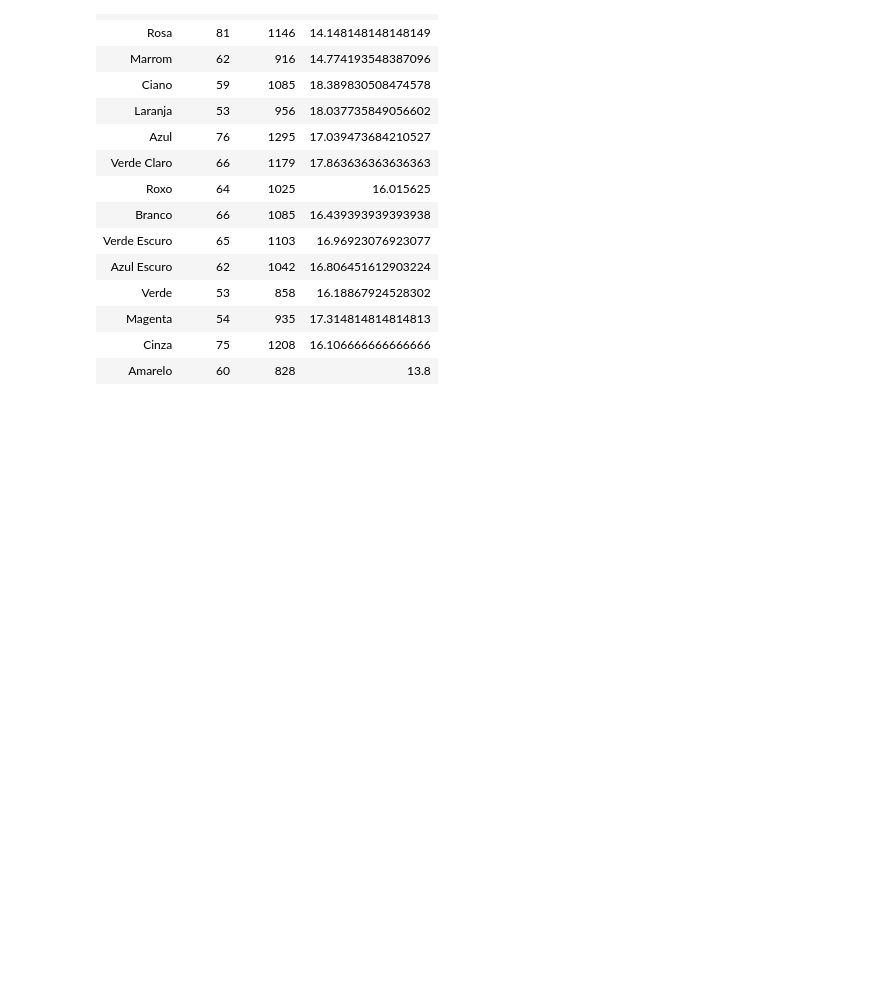
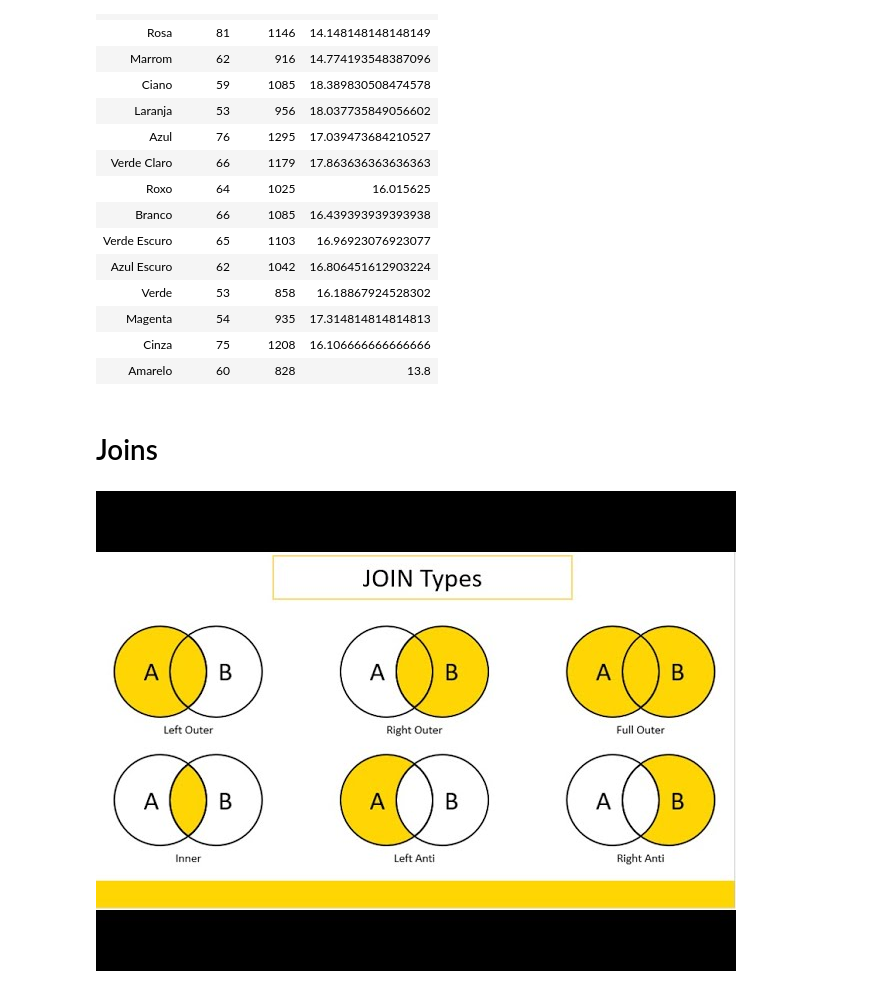
Before and after one commit to tiagomartins03/BigData, a Jupyter notebook: ApacheSpark_Course01/SparkFuntions.ipynb, the cells around one changed output. Cells and saved outputs as stored; diff of their text form; code cells hidden in the pictures; blank space fills up the shorter version.

```diff
--- a/ApacheSpark_Course01/SparkFuntions.ipynb
+++ b/ApacheSpark_Course01/SparkFuntions.ipynb
@@ -387,3 +387,10 @@ only showing top 2 rows
 | Magenta | 54 | 935 | 17.314814814814813 |
 | Cinza | 75 | 1208 | 16.106666666666666 |
 | Amarelo | 60 | 828 | 13.8 |
+# %% [markdown]
+# Joins
+# %%
+from IPython.display import Image
+Image('https://i.stack.imgur.com/vb1V6.png')
+# %% [output]
+[figure, added]
```
Also changed, not shown: parts of 32 cells of this notebook, 4 other files.
